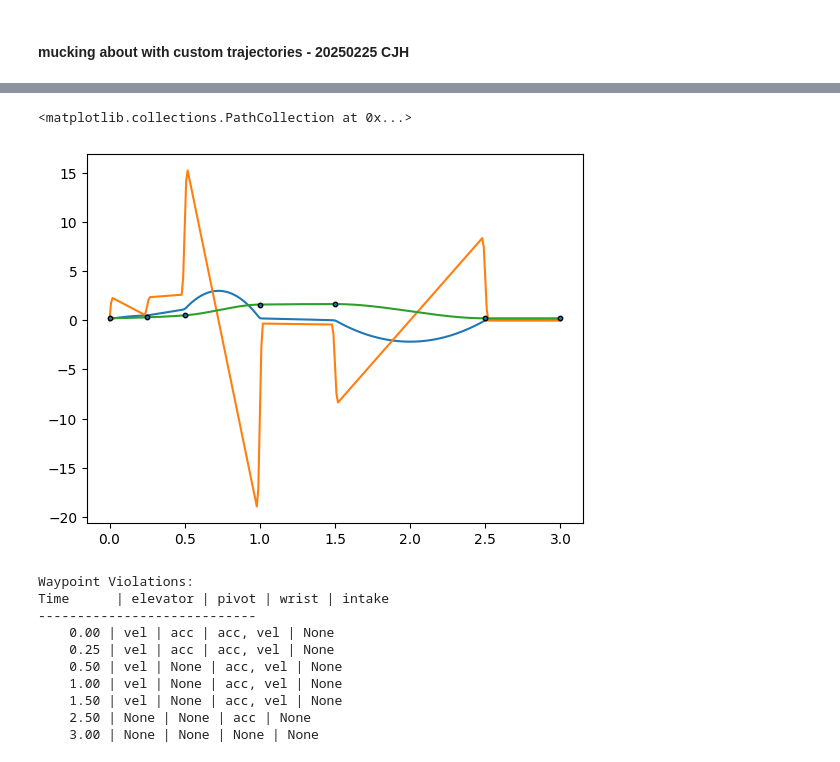
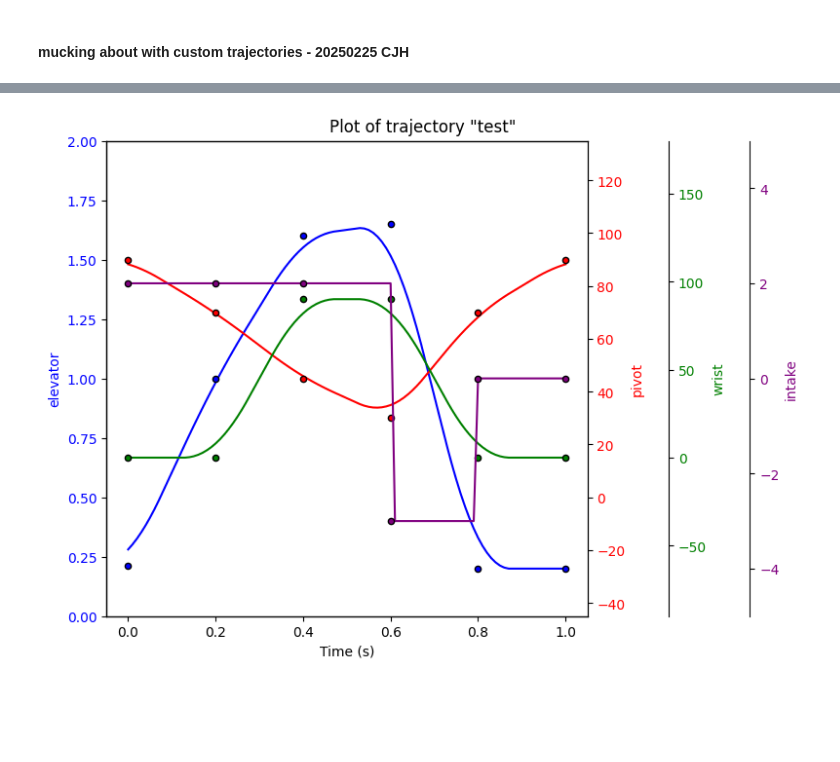
Before and after one commit to aesatchien/FRC2429_2025, a Jupyter notebook: resources/plots/trajectory_generator.ipynb, the cells around one changed output, grey strips where cells are left out. Drawn from its saved outputs; the diff is of its cells as text; code cells hidden in the pictures; blank space fills up the shorter version.

```diff
--- a/resources/plots/trajectory_generator.ipynb
+++ b/resources/plots/trajectory_generator.ipynb
@@ -250,3 +298,5 @@ Sparkline:
 # %%
-#trajectory.rescale_trajectory(new_duration=1)
-#trajectory.visualize_trajectory()
+trajectory.rescale_trajectory(new_duration=1)
+trajectory.visualize_trajectory()
+# %% [output]
+[figure, added]
@@ -256,23 +302,0 @@ Sparkline:
-# %%
-key = 'elevator'
-plt.plot(trajectory.time_steps, trajectory.speeds[key]['velocity'])
-plt.plot(trajectory.time_steps, trajectory.speeds[key]['acceleration'])
-plt.plot(trajectory.time_steps, trajectory.trajectory[key])
-plt.scatter(list(trajectory.waypoints.keys()), [ trajectory.waypoints[k][key] for k in trajectory.waypoints.keys() ], s=10, edgecolors='black', zorder=3)
-# plt.plot(trajectory.time_steps, trajectory.speeds['elevator']['acceleration'])
-# %% [output]
-<matplotlib.collections.PathCollection at 0x...>
-[figure, removed]
-# %%
-trajectory.check_constraints()
-# %% [output]
-Waypoint Violations:
-Time      | elevator | pivot | wrist | intake
-----------------------------
-    0.00 | vel | acc | acc, vel | None
-    0.25 | vel | acc | acc, vel | None
-    0.50 | vel | None | acc, vel | None
-    1.00 | vel | None | acc, vel | None
-    1.50 | vel | None | acc, vel | None
-    2.50 | None | None | acc | None
-    3.00 | None | None | None | None
```
Also changed, not shown: parts of 11 cells of this notebook, 4 other files.
